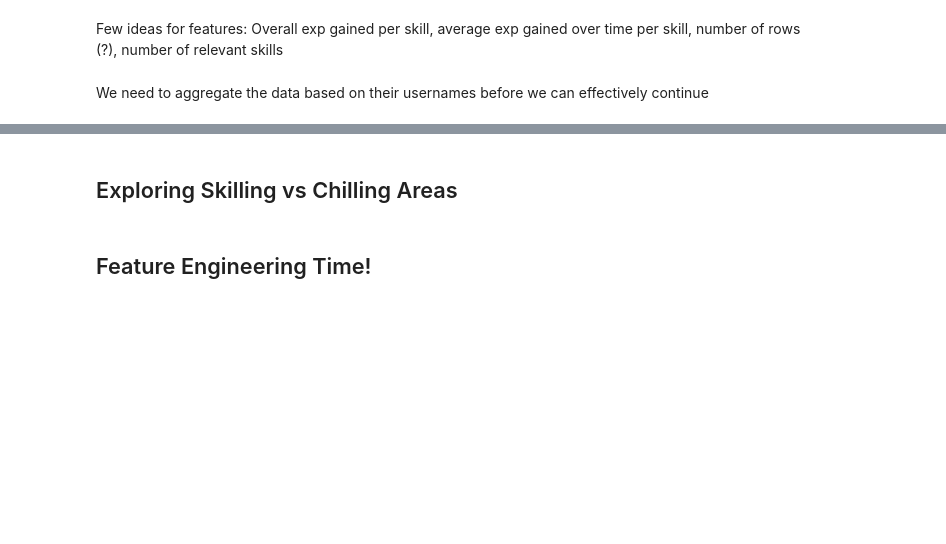
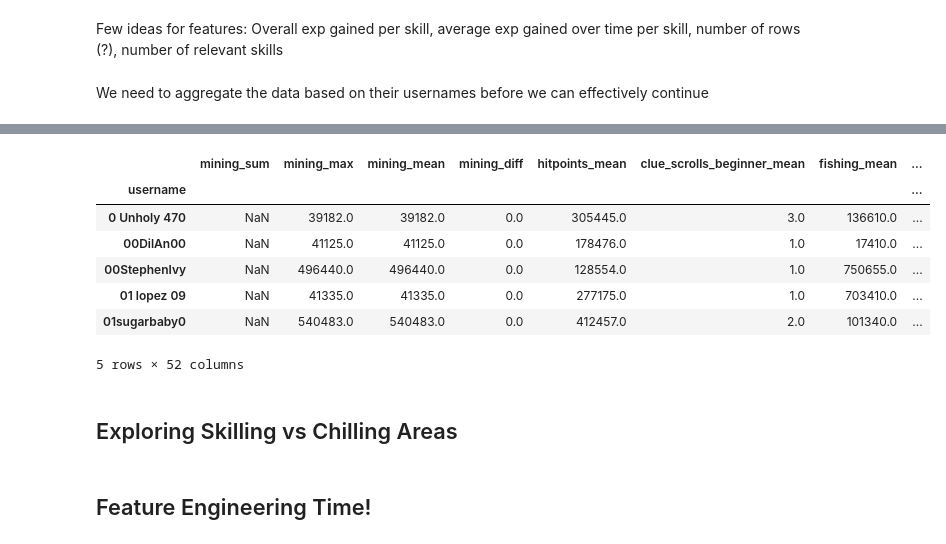
Before and after one commit to chriskok/BotClassification-OSRS, a Jupyter notebook: Classification-June2020.ipynb, the cells around one changed output, grey strips where cells are left out. Saved outputs shown, nothing was run; the diff lists cells and outputs as text; code cells hidden in the pictures; blank space fills up the shorter version.

```diff
--- a/Classification-June2020.ipynb
+++ b/Classification-June2020.ipynb
@@ -200,4 +199,5 @@ Few ideas for features: Overall exp gained per skill, average exp gained over ti
 # %% [markdown]
 We need to aggregate the data based on their usernames before we can effectively continue
 # %%
-eng_df = hiscore_df.fillna(0).astype(int)
+eng_df = hiscore_df.fillna(method='ffill').astype({'mining': 'float64'})
+# eng_df.info()
@@ -206,10 +203,0 @@ ValueError: invalid literal for int() with base 10: '{'
-# %%
-def f(x):
-    d = {}
-    d['mining_sum'] = x['mining'].sum()
-    d['mining_max'] = x['mining'].max()
-    d['mining_mean'] = x['mining'].mean()
-#     d['mining_diff'] = x['mining'].astype(int).max() - x['mining'].astype(int).min()
-    return pd.Series(d, index=['mining_sum', 'mining_max', 'mining_mean'])
-
-eng_df.groupby('username').apply(f)
@@ -222,3 +204,36 @@ filled_hiscore_df.groupby('username').mean()
+# %%
+other_columns = ['hitpoints','clue_scrolls_beginner', 'fishing', 'attack', 'magic', 'herblore',\
+       'prayer', 'ranged', 'smithing', 'thieving', 'defence', 'overall',\
+       'crafting', 'cooking', 'slayer', 'firemaking', 'runecraft', 'fletching',\
+       'hunter', 'strength', 'construction', 'agility', 'farming', 'woodcutting']
+
+def f(x):
+    d = {}
+    d['mining_max'] = x['mining'].max()
+    d['mining_mean'] = x['mining'].mean()
+    d['mining_diff'] = x['mining'].max() - x['mining'].min()
+    for col in other_columns:
+        d[col + '_mean'] = x[col].mean()
+        d[col + '_diff'] = x[col].max() - x[col].min()
+
+    return_cols = ['mining_max', 'mining_mean', 'mining_diff']
+    return_cols.extend([xi + '_mean' for xi in other_columns])
+    return_cols.extend([xi + '_diff' for xi in other_columns])
+
+    return pd.Series(d, index=return_cols)
+
+agg_df = eng_df.groupby('username').apply(f)
+# %%
+agg_df.head()
+# %% [output]
+|  | mining_sum | mining_max | mining_mean | mining_diff | hitpoints_mean | clue_scrolls_beginner_mean | fishing_mean | ... |
+| username |  |  |  |  |  |  |  | ... |
+| 0 Unholy 470 | NaN | 39182.0 | 39182.0 | 0.0 | 305445.0 | 3.0 | 136610.0 | ... |
+| 00DilAn00 | NaN | 41125.0 | 41125.0 | 0.0 | 178476.0 | 1.0 | 17410.0 | ... |
+| 00StephenIvy | NaN | 496440.0 | 496440.0 | 0.0 | 128554.0 | 1.0 | 750655.0 | ... |
+| 01 lopez 09 | NaN | 41335.0 | 41335.0 | 0.0 | 277175.0 | 1.0 | 703410.0 | ... |
+| 01sugarbaby0 | NaN | 540483.0 | 540483.0 | 0.0 | 412457.0 | 2.0 | 101340.0 | ... |
+5 rows × 52 columns
 # %%
 lower_f2p = [skill.lower() for skill in f2p_array if skill != 'Runecrafting']
 lower_f2p.append('runecraft')
```
Also changed, not shown: parts of 11 cells of this notebook.
